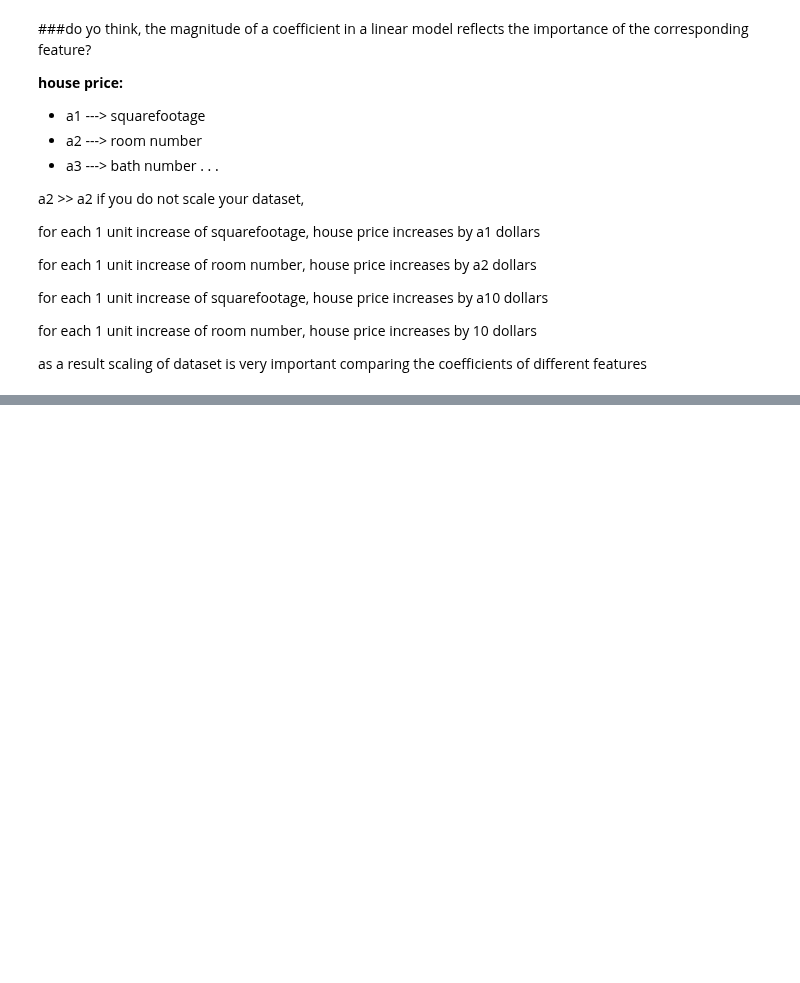
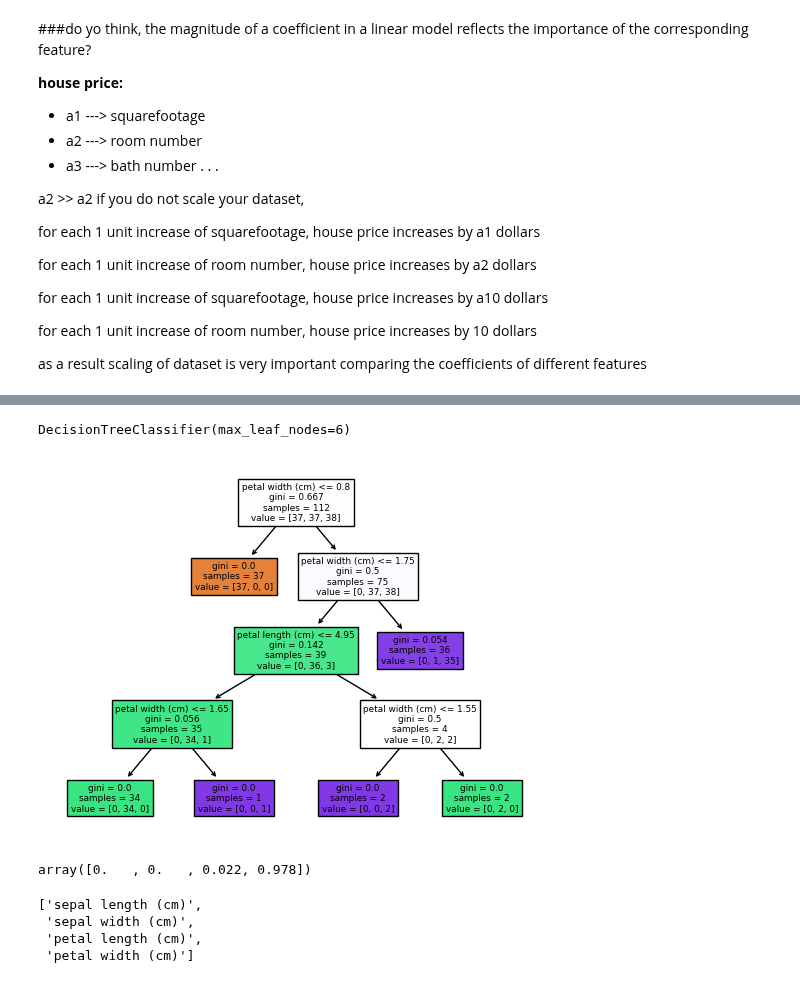
Before and after one commit to arifaygun/Magnimind-ML, a Jupyter notebook: AA_5_01_DecisionTreesSt.ipynb, the cells around one changed output, grey strips where cells are left out. Drawn from its saved outputs; the diff is of its cells as text; code cells hidden in the pictures; blank space fills up the shorter version.

```diff
--- a/AA_5_01_DecisionTreesSt.ipynb
+++ b/AA_5_01_DecisionTreesSt.ipynb
@@ -441,0 +448,26 @@ x1, x2, x3, ... x
+# %%
+iris = load_iris()
+Xi = iris.data
+yi = iris.target
+Xi_train, Xi_test, yi_train, yi_test = train_test_split(Xi, yi, random_state=0, stratify=yi)
+# %%
+tree3 = DecisionTreeClassifier(max_leaf_nodes=6)
+tree3.fit(Xi_train,yi_train)
+# %% [output]
+DecisionTreeClassifier(max_leaf_nodes=6)
+# %%
+from numpy.ma.core import filled
+plot_tree(tree3, feature_names = iris.feature_names, filled=True);
+# %% [output]
+[figure, added]
+# %%
+tree3.feature_importances_
+# %% [output]
+array([0.   , 0.   , 0.022, 0.978])
+# %%
+iris.feature_names
+# %% [output]
+['sepal length (cm)',
+ 'sepal width (cm)',
+ 'petal length (cm)',
+ 'petal width (cm)']
```
Also changed, not shown: parts of 3 cells of this notebook.
